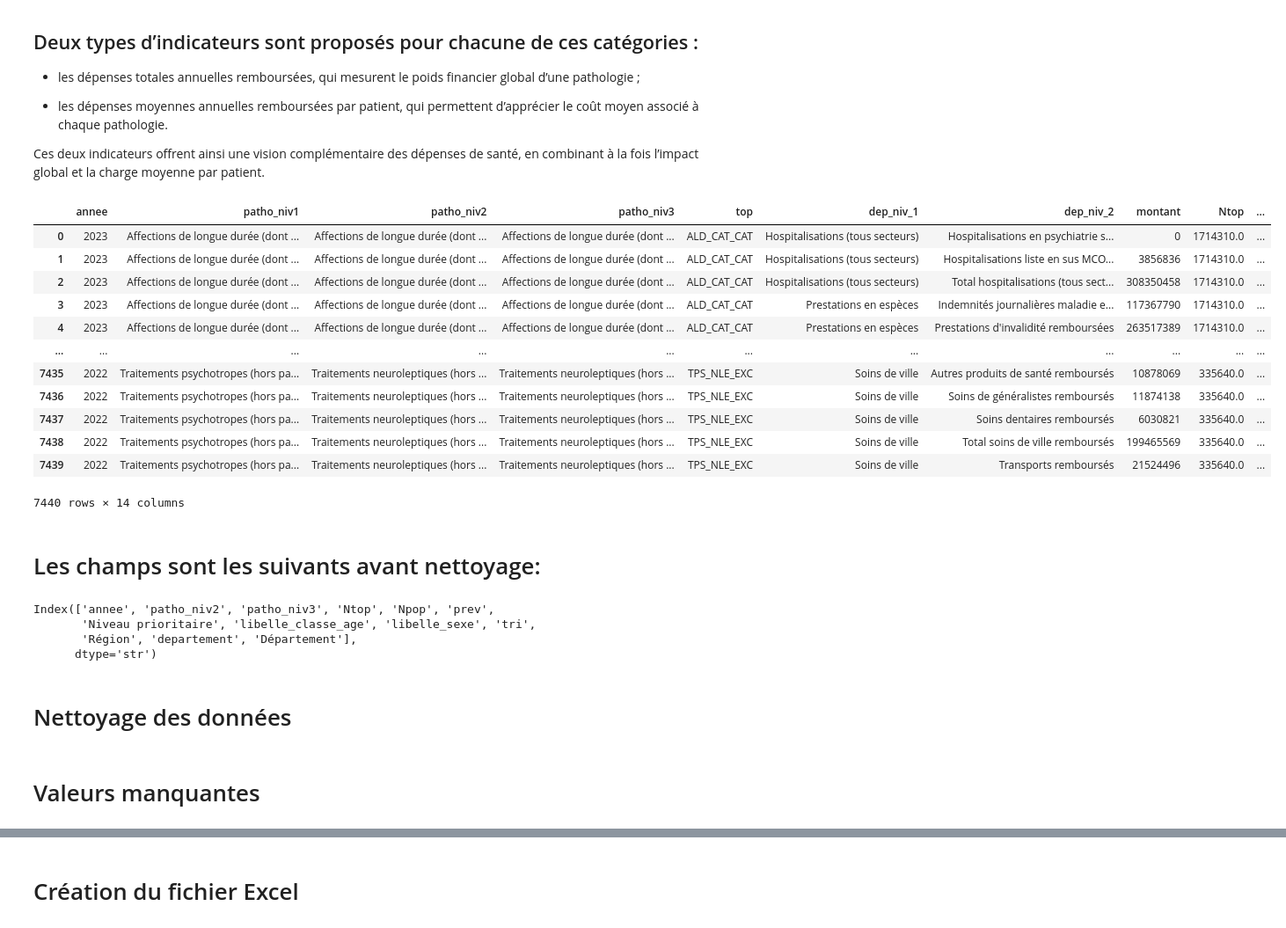
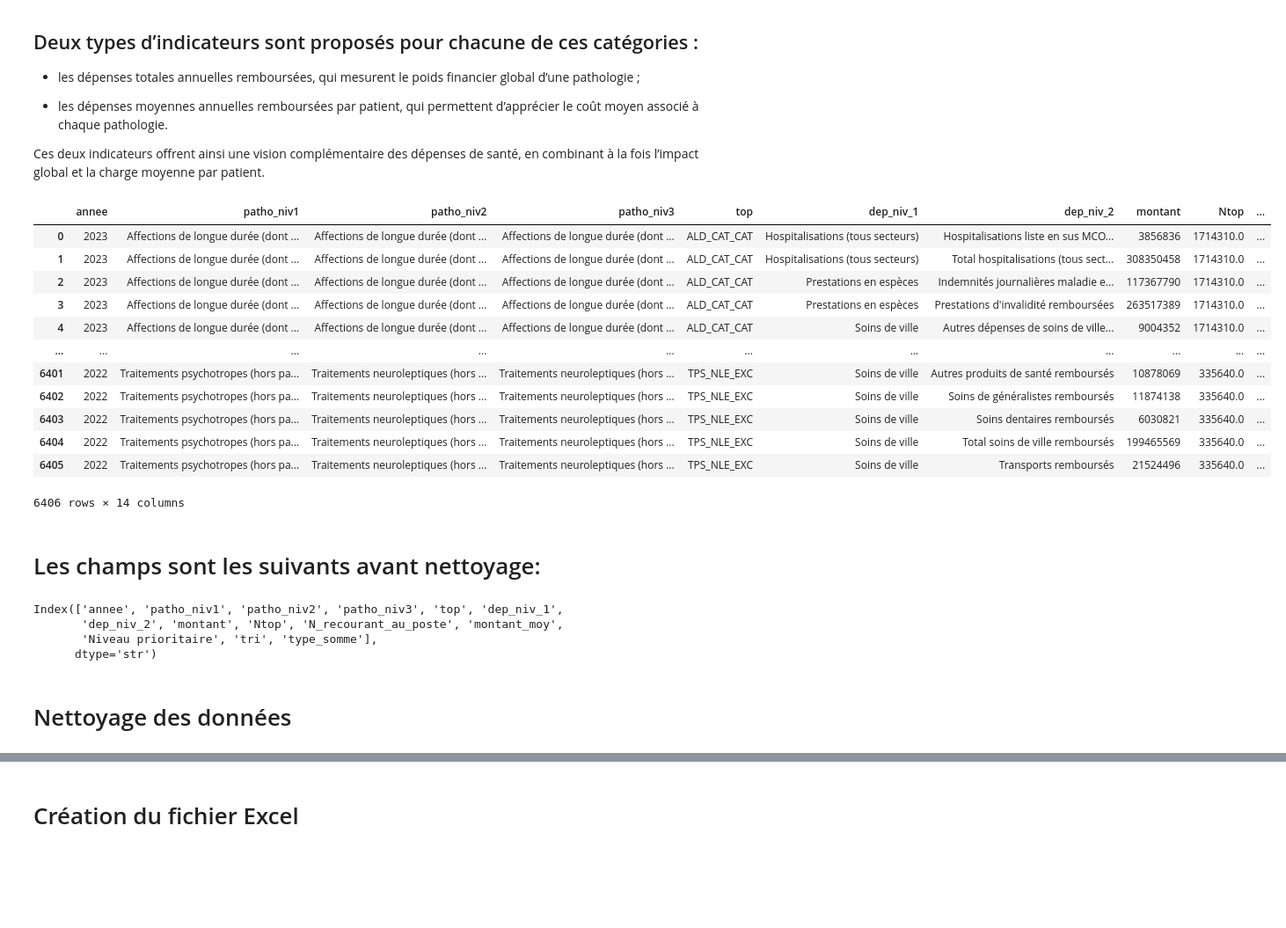
Before and after one commit to AissataProo/PROJET_MEYTE, a Jupyter notebook: notebooks/notebook.ipynb, the cells around one changed output, grey strips where cells are left out. Shown at 88% size. Saved outputs shown, nothing was run; the diff lists cells and outputs as text; code cells hidden in the pictures; blank space fills up the shorter version.

```diff
--- a/notebooks/notebook.ipynb
+++ b/notebooks/notebook.ipynb
@@ -386,33 +438,40 @@ Ces deux indicateurs offrent ainsi une vision complémentaire des dépenses de s
 # %%
 chunks = []
 
-for chunk in pd.read_csv('https://minio.lab.sspcloud.fr/aissataa/PROJET_MEYTE/depenses.csv', sep=';', chunksize=100_000, low_memory=False):
-    filtered = chunk[chunk['annee'] >= 2021]
+for chunk in pd.read_csv(
+    'https://minio.lab.sspcloud.fr/aissataa/PROJET_MEYTE/depenses.csv',
+    sep=';',
+    chunksize=100_000,
+    low_memory=False
+):
+    filtered = chunk[
+        (chunk['annee'] >= 2021) &
+        (chunk['montant'] > 0)
+    ]
     chunks.append(filtered)
-
 
 df_depenses = pd.concat(chunks, ignore_index=True)
 df_depenses
 # %% [output]
 |  | annee | patho_niv1 | patho_niv2 | patho_niv3 | top | dep_niv_1 | dep_niv_2 | montant | Ntop | ... |
-| 0 | 2023 | Affections de longue durée (dont ... | Affections de longue durée (dont ... | Affections de longue durée (dont ... | ALD_CAT_CAT | Hospitalisations (tous secteurs) | Hospitalisations en psychiatrie s... | 0 | 1714310.0 | ... |
-| 1 | 2023 | Affections de longue durée (dont ... | Affections de longue durée (dont ... | Affections de longue durée (dont ... | ALD_CAT_CAT | Hospitalisations (tous secteurs) | Hospitalisations liste en sus MCO... | 3856836 | 1714310.0 | ... |
-| 2 | 2023 | Affections de longue durée (dont ... | Affections de longue durée (dont ... | Affections de longue durée (dont ... | ALD_CAT_CAT | Hospitalisations (tous secteurs) | Total hospitalisations (tous sect... | 308350458 | 1714310.0 | ... |
-| 3 | 2023 | Affections de longue durée (dont ... | Affections de longue durée (dont ... | Affections de longue durée (dont ... | ALD_CAT_CAT | Prestations en espèces | Indemnités journalières maladie e... | 117367790 | 1714310.0 | ... |
-| 4 | 2023 | Affections de longue durée (dont ... | Affections de longue durée (dont ... | Affections de longue durée (dont ... | ALD_CAT_CAT | Prestations en espèces | Prestations d'invalidité remboursées | 263517389 | 1714310.0 | ... |
+| 0 | 2023 | Affections de longue durée (dont ... | Affections de longue durée (dont ... | Affections de longue durée (dont ... | ALD_CAT_CAT | Hospitalisations (tous secteurs) | Hospitalisations liste en sus MCO... | 3856836 | 1714310.0 | ... |
+| 1 | 2023 | Affections de longue durée (dont ... | Affections de longue durée (dont ... | Affections de longue durée (dont ... | ALD_CAT_CAT | Hospitalisations (tous secteurs) | Total hospitalisations (tous sect... | 308350458 | 1714310.0 | ... |
+| 2 | 2023 | Affections de longue durée (dont ... | Affections de longue durée (dont ... | Affections de longue durée (dont ... | ALD_CAT_CAT | Prestations en espèces | Indemnités journalières maladie e... | 117367790 | 1714310.0 | ... |
+| 3 | 2023 | Affections de longue durée (dont ... | Affections de longue durée (dont ... | Affections de longue durée (dont ... | ALD_CAT_CAT | Prestations en espèces | Prestations d'invalidité remboursées | 263517389 | 1714310.0 | ... |
+| 4 | 2023 | Affections de longue durée (dont ... | Affections de longue durée (dont ... | Affections de longue durée (dont ... | ALD_CAT_CAT | Soins de ville | Autres dépenses de soins de ville... | 9004352 | 1714310.0 | ... |
 | ... | ... | ... | ... | ... | ... | ... | ... | ... | ... | ... |
-| 7435 | 2022 | Traitements psychotropes (hors pa... | Traitements neuroleptiques (hors ... | Traitements neuroleptiques (hors ... | TPS_NLE_EXC | Soins de ville | Autres produits de santé remboursés | 10878069 | 335640.0 | ... |
-| 7436 | 2022 | Traitements psychotropes (hors pa... | Traitements neuroleptiques (hors ... | Traitements neuroleptiques (hors ... | TPS_NLE_EXC | Soins de ville | Soins de généralistes remboursés | 11874138 | 335640.0 | ... |
-| 7437 | 2022 | Traitements psychotropes (hors pa... | Traitements neuroleptiques (hors ... | Traitements neuroleptiques (hors ... | TPS_NLE_EXC | Soins de ville | Soins dentaires remboursés | 6030821 | 335640.0 | ... |
-| 7438 | 2022 | Traitements psychotropes (hors pa... | Traitements neuroleptiques (hors ... | Traitements neuroleptiques (hors ... | TPS_NLE_EXC | Soins de ville | Total soins de ville remboursés | 199465569 | 335640.0 | ... |
-| 7439 | 2022 | Traitements psychotropes (hors pa... | Traitements neuroleptiques (hors ... | Traitements neuroleptiques (hors ... | TPS_NLE_EXC | Soins de ville | Transports remboursés | 21524496 | 335640.0 | ... |
+| 6401 | 2022 | Traitements psychotropes (hors pa... | Traitements neuroleptiques (hors ... | Traitements neuroleptiques (hors ... | TPS_NLE_EXC | Soins de ville | Autres produits de santé remboursés | 10878069 | 335640.0 | ... |
+| 6402 | 2022 | Traitements psychotropes (hors pa... | Traitements neuroleptiques (hors ... | Traitements neuroleptiques (hors ... | TPS_NLE_EXC | Soins de ville | Soins de généralistes remboursés | 11874138 | 335640.0 | ... |
+| 6403 | 2022 | Traitements psychotropes (hors pa... | Traitements neuroleptiques (hors ... | Traitements neuroleptiques (hors ... | TPS_NLE_EXC | Soins de ville | Soins dentaires remboursés | 6030821 | 335640.0 | ... |
+| 6404 | 2022 | Traitements psychotropes (hors pa... | Traitements neuroleptiques (hors ... | Traitements neuroleptiques (hors ... | TPS_NLE_EXC | Soins de ville | Total soins de ville remboursés | 199465569 | 335640.0 | ... |
+| 6405 | 2022 | Traitements psychotropes (hors pa... | Traitements neuroleptiques (hors ... | Traitements neuroleptiques (hors ... | TPS_NLE_EXC | Soins de ville | Transports remboursés | 21524496 | 335640.0 | ... |
-7440 rows × 14 columns
+6406 rows × 14 columns
 # %% [markdown]
 # Les champs sont les suivants avant nettoyage:
 # %%
-df.columns
+df_depenses.columns
 # %% [output]
-Index(['annee', 'patho_niv2', 'patho_niv3', 'Ntop', 'Npop', 'prev',
-       'Niveau prioritaire', 'libelle_classe_age', 'libelle_sexe', 'tri',
-       'Région', 'departement', 'Département'],
+Index(['annee', 'patho_niv1', 'patho_niv2', 'patho_niv3', 'top', 'dep_niv_1',
+       'dep_niv_2', 'montant', 'Ntop', 'N_recourant_au_poste', 'montant_moy',
+       'Niveau prioritaire', 'tri', 'type_somme'],
       dtype='str')
@@ -419,6 +491,4 @@ Index(['annee', 'patho_niv2', 'patho_niv3', 'Ntop', 'Npop', 'prev',
 # %% [markdown]
 # Nettoyage des données
-# %% [markdown]
-# Valeurs manquantes
 # %%
 (
```
Also changed, not shown: parts of 26 cells of this notebook.
